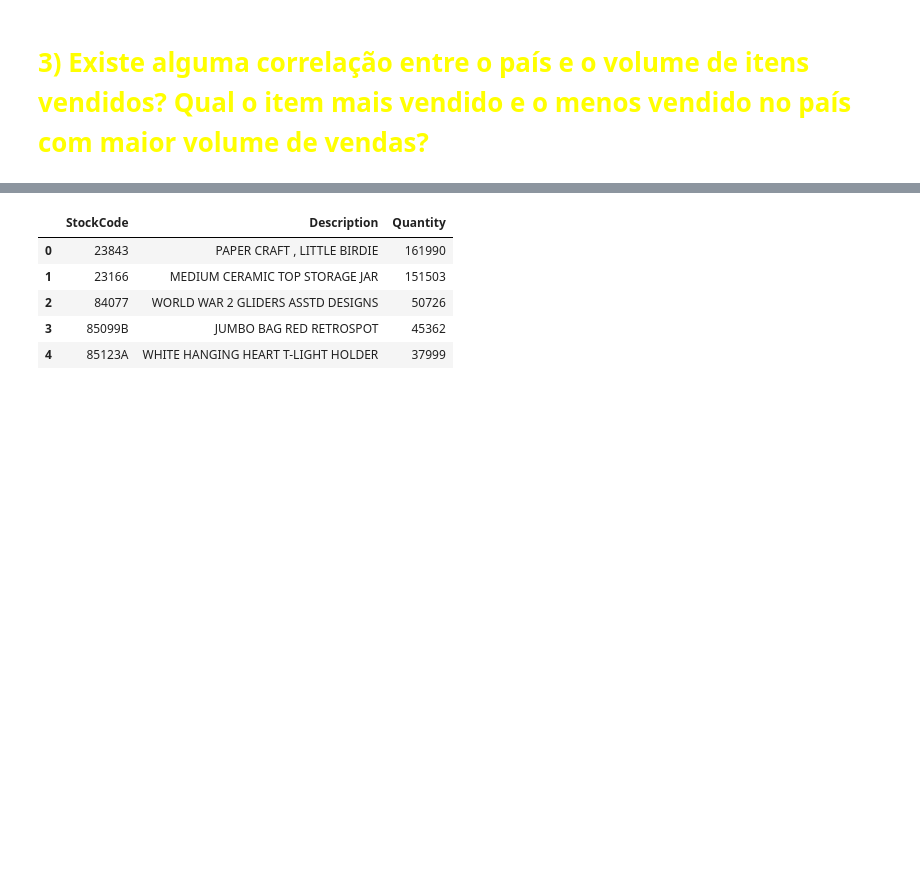
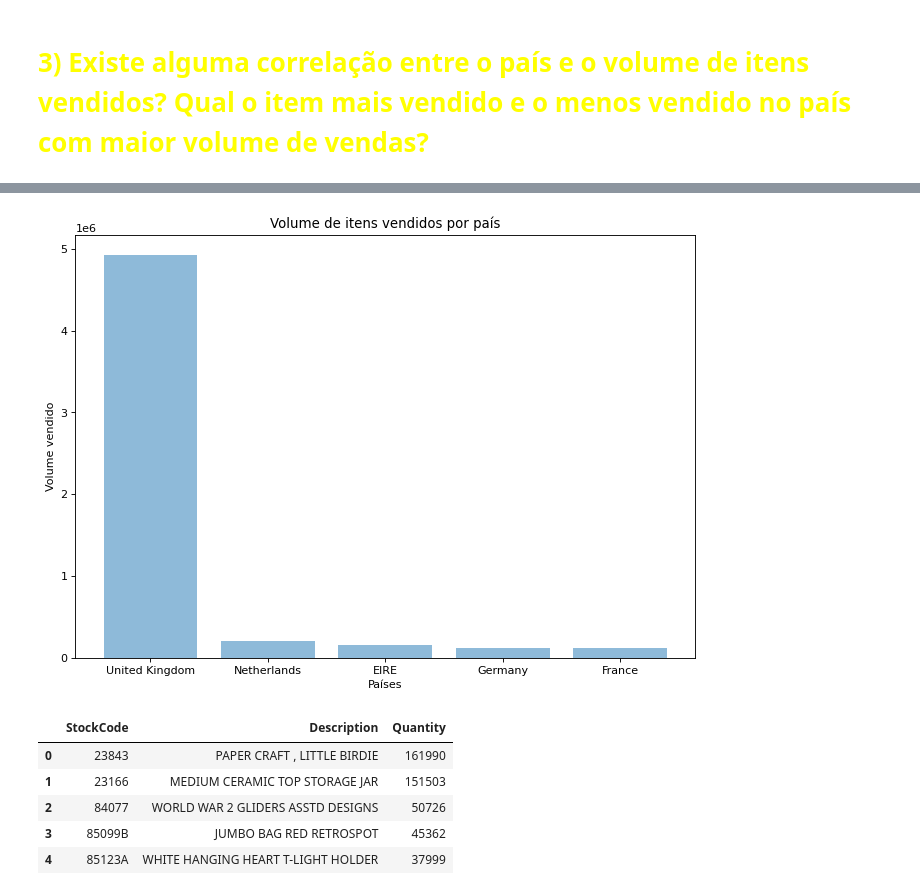
Before and after one commit to viniciusAC/BAGY-Teste_tecnico, a Jupyter notebook: analise.ipynb, the cells around one changed output, grey strips where cells are left out. Saved outputs shown, nothing was run; the diff lists cells and outputs as text; code cells hidden in the pictures; blank space fills up the shorter version.

```diff
--- a/analise.ipynb
+++ b/analise.ipynb
@@ -122,3 +118,15 @@ vendas_pais.head()
+# %%
+plt.figure(figsize=(10, 7), dpi=80)
+
+plt.bar(vendas_pais.head().Country, vendas_pais.head().Quantity, align='center', alpha=0.5)
+
+plt.title("Volume de itens vendidos por país")
+plt.xlabel("Países")
+plt.ylabel("Volume vendido")
+
+plt.show()
+# %% [output]
+[figure, added]
 # %%
 pedidos_UK = df[df.Country == 'United Kingdom'].groupby(['StockCode', 'Description'])['Quantity'].sum().reset_index()
 pedidos_UK.sort_values(['Quantity'], inplace=True)
```
Also changed, not shown: parts of 17 cells of this notebook, 3 other files.
